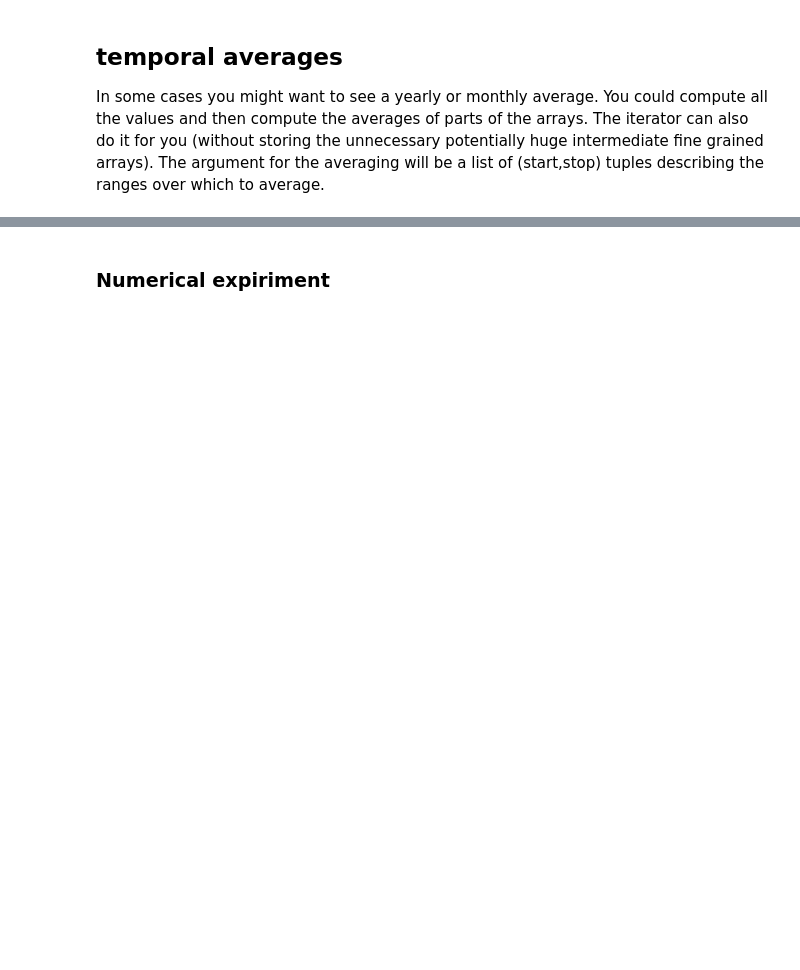
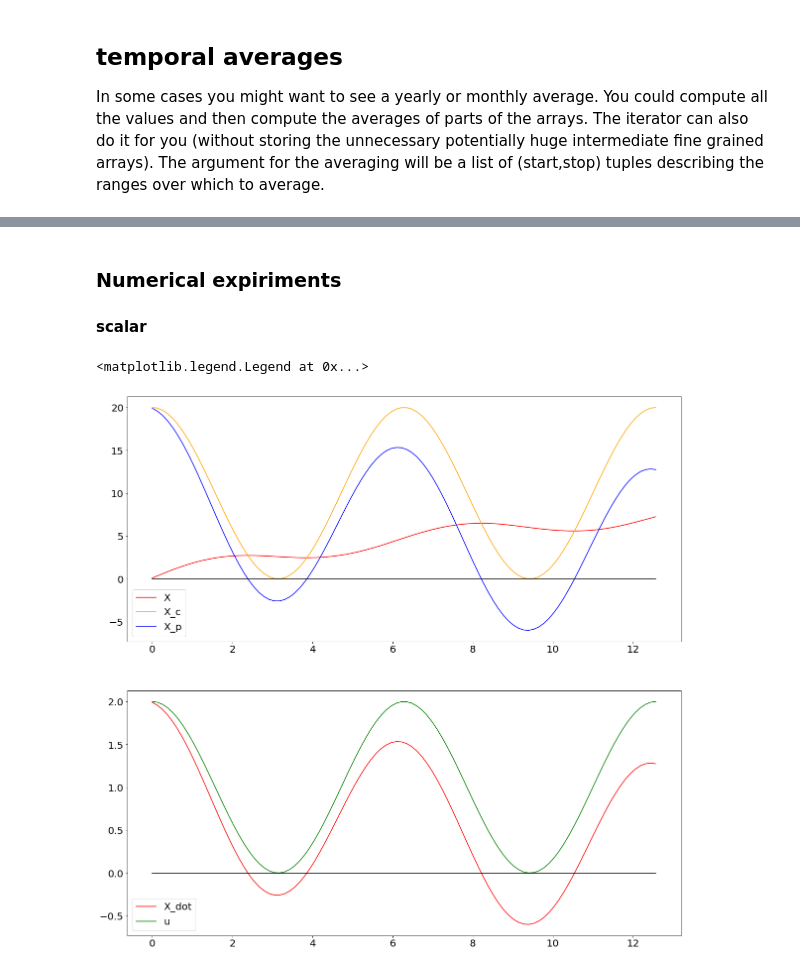
Before and after one commit to MPIBGC-TEE/bgc_md2, a Jupyter notebook: prototypes/working_group_2021/model_comparison_example.ipynb, the cells around one changed output, grey strips where cells are left out. Cells and saved outputs as stored; diff of their text form; code cells hidden in the pictures; blank space fills up the shorter version.

```diff
--- a/prototypes/working_group_2021/model_comparison_example.ipynb
+++ b/prototypes/working_group_2021/model_comparison_example.ipynb
@@ -610,10 +549,12 @@ plot_components(model_folders[1],delta_t_val,cd)
 # %% [markdown]
-### Numerical expiriment
+### Numerical expiriments
+#### scalar
 # %%
 from scipy.integrate import solve_ivp
 
 def u(t):
     return (np.cos(t)+1)
+
 def M(t):
     #return (np.sin(t)+2)*0.1
     return 0.1
@@ -633,31 +574,35 @@ n=len(times)
 Xs=sol.y.transpose().reshape(n,)
 
 def inv_M(t):
     return 1/M(t)
 
 def X_c(t):
     return inv_M(t)*u(t)
 X_cs = np.array(list(map(X_c,times)))
 us= np.array(list(map(u,times)))
 X_ps = X_cs-Xs
 X_dot_ts=np.array(list(map(lambda i:X_dot(times[i],Xs[i]),range(n))))
 Xs.shape,X_cs.shape,X_dot_ts.shape
 d={
     "X": Xs,
     "X_c": X_cs,
     "X_p": X_ps,
     "X_dot": X_dot_ts,
     "u": us
 }
 names_1=['X','X_c','X_p']
 names_2=['X_dot','u']
 f=plt.figure(figsize=(20,20))
 axs=f.subplots(2,1)
 for name in names_1:
     axs[0].plot(times,d[name],color=cd[name],label=name)
+axs[0].plot(times,np.zeros_like(times),color='black')
 axs[0].legend()
 
 for name in names_2:
     axs[1].plot(times,d[name],color=cd[name],label=name)
-    axs[1].plot(times,np.zeros_like(times),color='black')
+axs[1].plot(times,np.zeros_like(times),color='black')
 axs[1].legend()
+# %% [output]
+<matplotlib.legend.Legend at 0x...>
+[figure, added]
```
Also changed, not shown: parts of 28 cells of this notebook, 14 other files.
